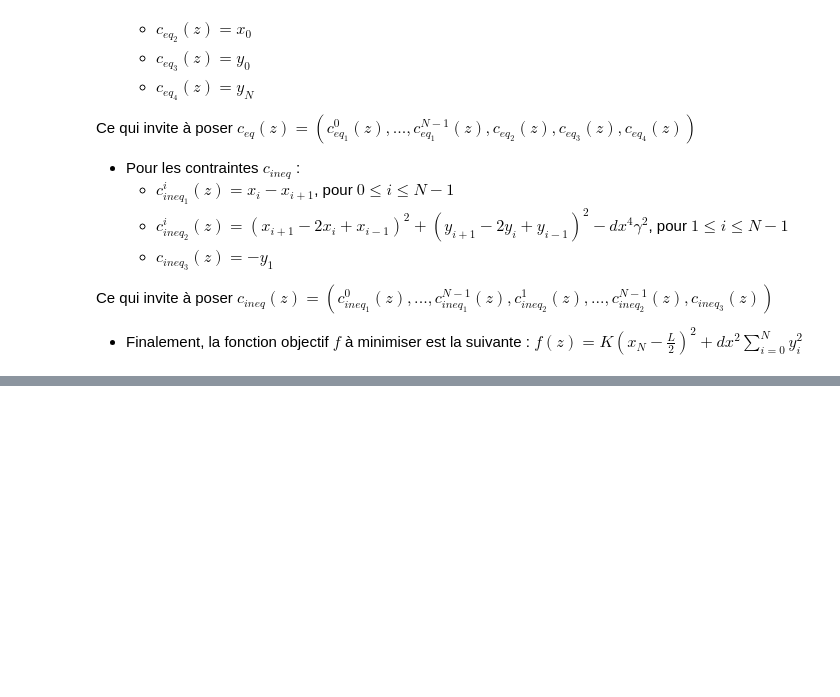
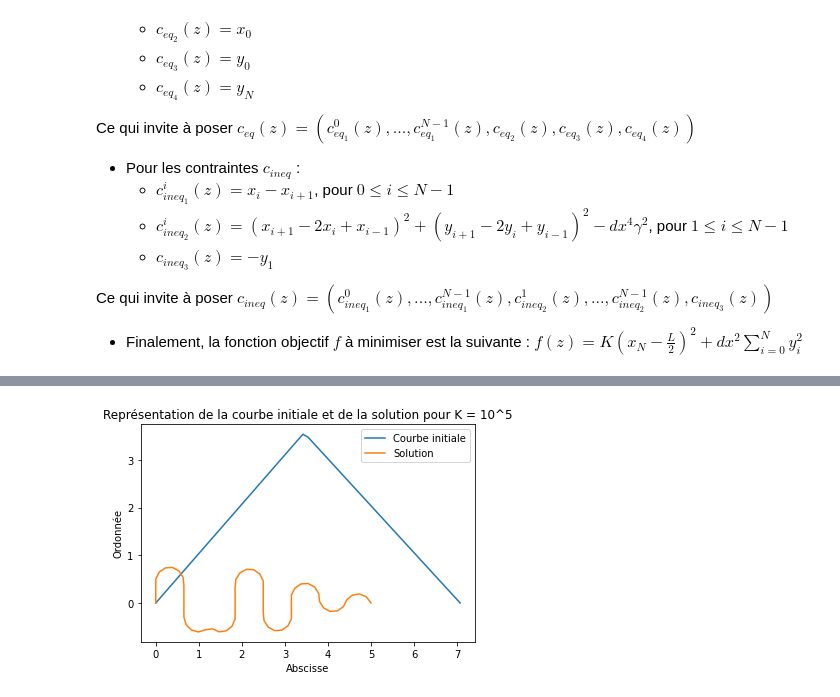
Before and after one commit to apierfitte/optimisation, a Jupyter notebook: projet_optim.ipynb, the cells around one changed output, grey strips where cells are left out. Saved outputs shown, nothing was run; the diff lists cells and outputs as text; code cells hidden in the pictures; blank space fills up the shorter version.

```diff
--- a/projet_optim.ipynb
+++ b/projet_optim.ipynb
@@ -91,0 +199,2 @@ Problème de contrôle optimal... A bientôt et bon courage !
+# %%
+sol2 = resol_pb(K = 100000)[0]
@@ -91,0 +219,16 @@ Problème de contrôle optimal... A bientôt et bon courage !
+# %%
+# affichage de la solution
+# on affiche la solution ainsi que l'état initial
+
+plt.title("Représentation de la courbe initiale et de la solution pour K = 10^5")
+
+plt.plot(z0[0], z0[1], label="Courbe initiale")
+plt.plot(sol2[0][:], sol2[1][:], label="Solution")
+
+plt.xlabel("Abscisse")
+plt.ylabel("Ordonnée")
+
+plt.legend()
+plt.show()
+# %% [output]
+[figure, added]
```
Also changed, not shown: parts of 76 cells of this notebook.
